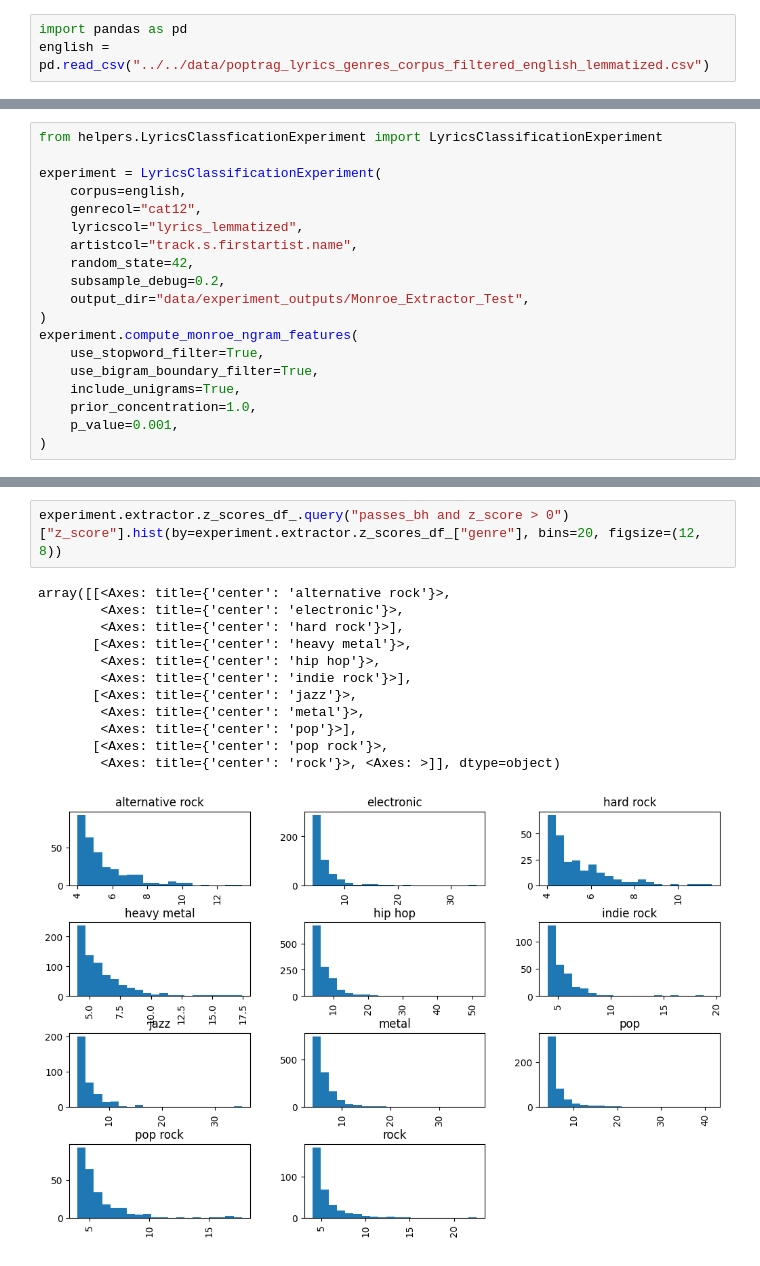
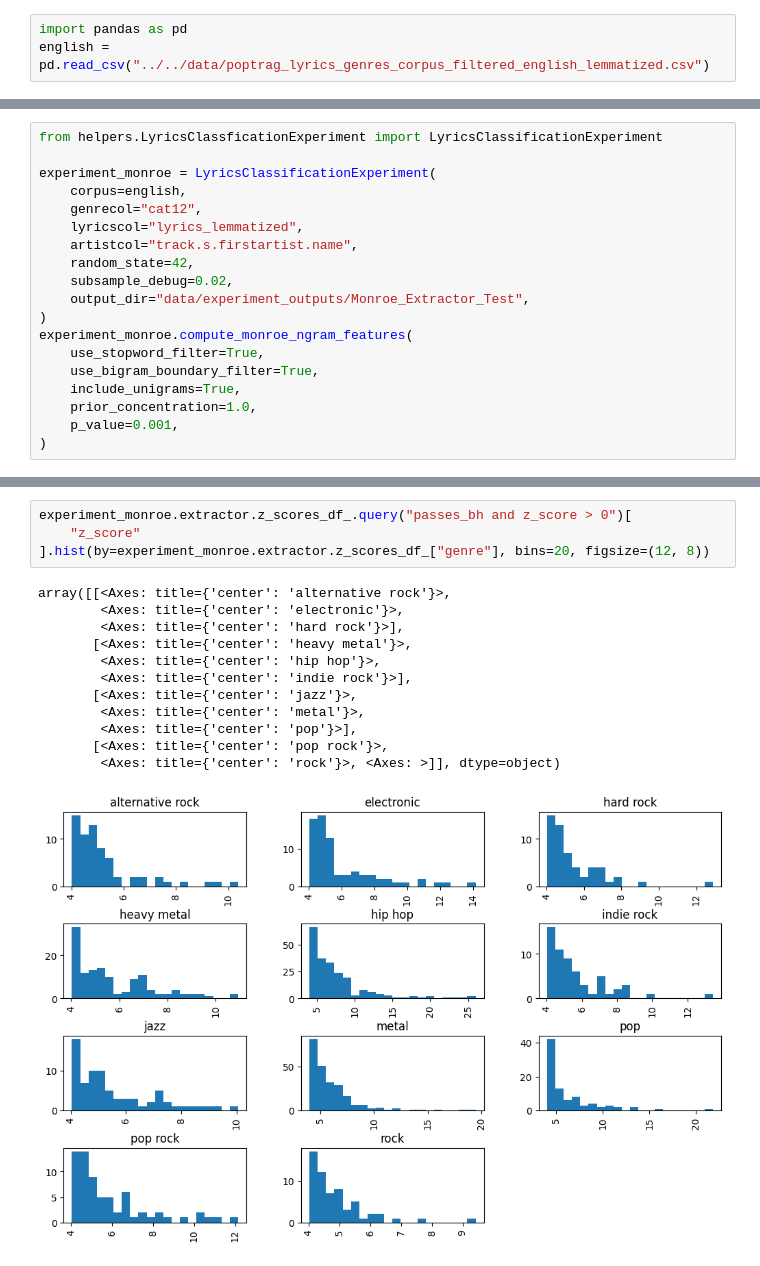
Before and after one commit to markusradke/LyricsGenreRecognition, a Jupyter notebook: notebooks/prototyping/test.ipynb, the cells around one changed output, grey strips where cells are left out. Cells and saved outputs as stored; diff of their text form.

```diff
--- a/notebooks/prototyping/test.ipynb
+++ b/notebooks/prototyping/test.ipynb
@@ -23,16 +78,16 @@ FSExtractor configured: FS N-grams (pipeline, top 100/genre, min 20 artists, wit
 # %%
 from helpers.LyricsClassficationExperiment import LyricsClassificationExperiment
 
-experiment = LyricsClassificationExperiment(
+experiment_monroe = LyricsClassificationExperiment(
     corpus=english,
     genrecol="cat12",
     lyricscol="lyrics_lemmatized",
     artistcol="track.s.firstartist.name",
     random_state=42,
-    subsample_debug=0.2,
+    subsample_debug=0.02,
     output_dir="data/experiment_outputs/Monroe_Extractor_Test",
 )
-experiment.compute_monroe_ngram_features(
+experiment_monroe.compute_monroe_ngram_features(
     use_stopword_filter=True,
     use_bigram_boundary_filter=True,
     include_unigrams=True,
@@ -82,16 +132,18 @@ rock                 322
 dtype: int64
 # %%
-experiment.extractor.z_scores_df_.query("passes_bh and z_score > 0")["z_score"].hist(by=experiment.extractor.z_scores_df_["genre"], bins=20, figsize=(12, 8))
+experiment_monroe.extractor.z_scores_df_.query("passes_bh and z_score > 0")[
+    "z_score"
+].hist(by=experiment_monroe.extractor.z_scores_df_["genre"], bins=20, figsize=(12, 8))
 # %% [output]
 array([[<Axes: title={'center': 'alternative rock'}>,
         <Axes: title={'center': 'electronic'}>,
         <Axes: title={'center': 'hard rock'}>],
        [<Axes: title={'center': 'heavy metal'}>,
         <Axes: title={'center': 'hip hop'}>,
         <Axes: title={'center': 'indie rock'}>],
        [<Axes: title={'center': 'jazz'}>,
         <Axes: title={'center': 'metal'}>,
         <Axes: title={'center': 'pop'}>],
        [<Axes: title={'center': 'pop rock'}>,
         <Axes: title={'center': 'rock'}>, <Axes: >]], dtype=object)
-[figure, old version]
+[figure, new version]
```
Also changed, not shown: parts of 12 cells of this notebook, 2 other files.
